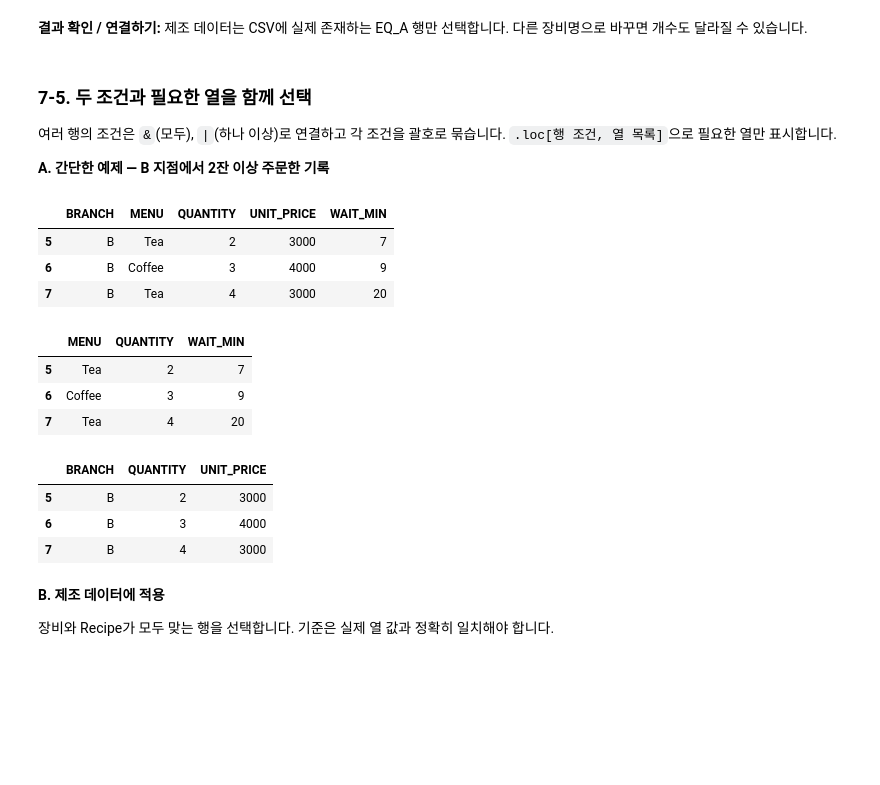
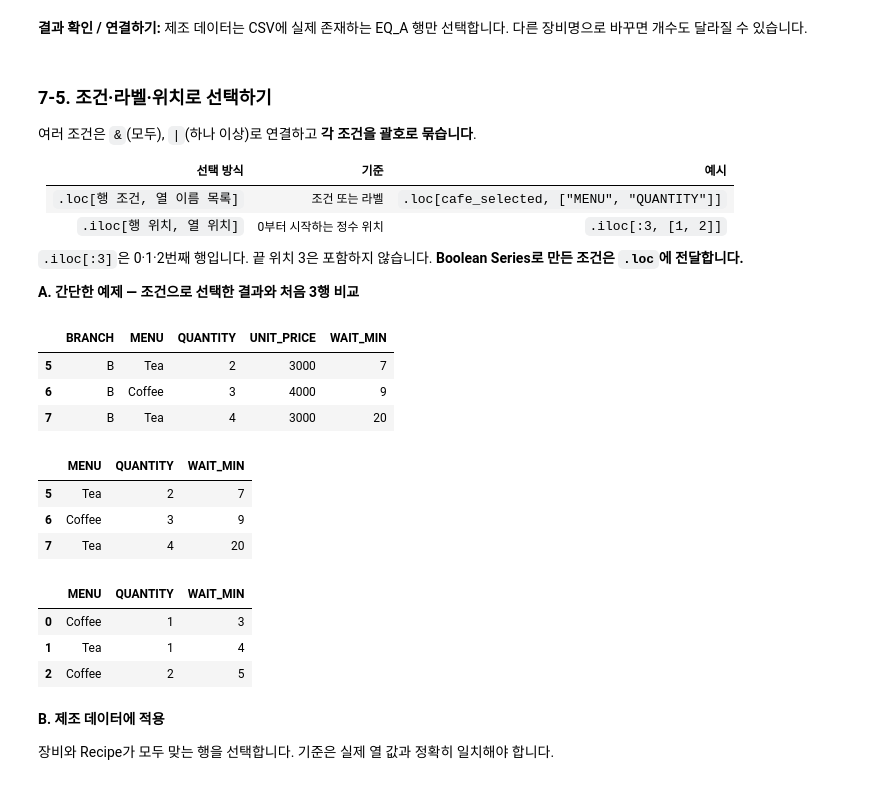
Before and after one commit to hayeong-code/hynix-ITAP, a Jupyter notebook: week1/01_Basic_Background/01_Python_Basics.ipynb, the cells around one changed output. Saved outputs shown, nothing was run; the diff lists cells and outputs as text; code cells hidden in the pictures; blank space fills up the shorter version.

```diff
--- a/week1/01_Basic_Background/01_Python_Basics.ipynb
+++ b/week1/01_Basic_Background/01_Python_Basics.ipynb
@@ -1018,29 +1010,40 @@ print("선택한 행 수:", len(equipment_a))
 # %% [markdown]
 **결과 확인 / 연결하기:** 제조 데이터는 CSV에 실제 존재하는 EQ_A 행만 선택합니다. 다른 장비명으로 바꾸면 개수도 달라질 수 있습니다.
 # %% [markdown]
-### 7-5. 두 조건과 필요한 열을 함께 선택
+### 7-5. 조건·라벨·위치로 선택하기
 
-여러 행의 조건은 `&`(모두), `|`(하나 이상)로 연결하고 각 조건을 괄호로 묶습니다. `.loc[행 조건, 열 목록]`으로 필요한 열만 표시합니다.
+여러 조건은 `&`(모두), `|`(하나 이상)로 연결하고 **각 조건을 괄호로 묶습니다**.
 
-**A. 간단한 예제 — B 지점에서 2잔 이상 주문한 기록**
+| 선택 방식 | 기준 | 예시 |
+|---|---|---|
+| `.loc[행 조건, 열 이름 목록]` | 조건 또는 라벨 | `.loc[cafe_selected, ["MENU", "QUANTITY"]]` |
+| `.iloc[행 위치, 열 위치]` | 0부터 시작하는 정수 위치 | `.iloc[:3, [1, 2]]` |
+
+`.iloc[:3]`은 0·1·2번째 행입니다. 끝 위치 3은 포함하지 않습니다. **Boolean Series로 만든 조건은 `.loc`에 전달합니다.**
+
+**A. 간단한 예제 — 조건으로 선택한 결과와 처음 3행 비교**
+# %%
+cafe_selected = (cafe_df["BRANCH"] == "B") & (cafe_df["QUANTITY"] >= 2)
+cafe_selected_df = cafe_df[cafe_selected]
+cafe_selected_df
+# %% [output]
+|  | BRANCH | MENU | QUANTITY | UNIT_PRICE | WAIT_MIN |
+| 5 | B | Tea | 2 | 3000 | 7 |
+| 6 | B | Coffee | 3 | 4000 | 9 |
+| 7 | B | Tea | 4 | 3000 | 20 |
 # %%
 cafe_selected = (cafe_df["BRANCH"] == "B") & (cafe_df["QUANTITY"] >= 2)
-display(cafe_df.loc[cafe_selected])
 display(cafe_df.loc[cafe_selected, ["MENU", "QUANTITY", "WAIT_MIN"]])
-display(cafe_df.iloc[cafe_selected, [0, 2, 3]])
+display(cafe_df.iloc[:3, [1, 2, 4]])  # 처음 3행의 같은 열을 위치로 선택
 # %% [output]
-|  | BRANCH | MENU | QUANTITY | UNIT_PRICE | WAIT_MIN |
-| 5 | B | Tea | 2 | 3000 | 7 |
-| 6 | B | Coffee | 3 | 4000 | 9 |
-| 7 | B | Tea | 4 | 3000 | 20 |
+|  | MENU | QUANTITY | WAIT_MIN |
+| 5 | Tea | 2 | 7 |
+| 6 | Coffee | 3 | 9 |
+| 7 | Tea | 4 | 20 |
 |  | MENU | QUANTITY | WAIT_MIN |
-| 5 | Tea | 2 | 7 |
-| 6 | Coffee | 3 | 9 |
-| 7 | Tea | 4 | 20 |
+| 0 | Coffee | 1 | 3 |
+| 1 | Tea | 1 | 4 |
+| 2 | Coffee | 2 | 5 |
-|  | BRANCH | QUANTITY | UNIT_PRICE |
-| 5 | B | 2 | 3000 |
-| 6 | B | 3 | 4000 |
-| 7 | B | 4 | 3000 |
 # %% [markdown]
 **B. 제조 데이터에 적용**
 
```
Also changed, not shown: parts of 44 cells of this notebook, 1 other file.
